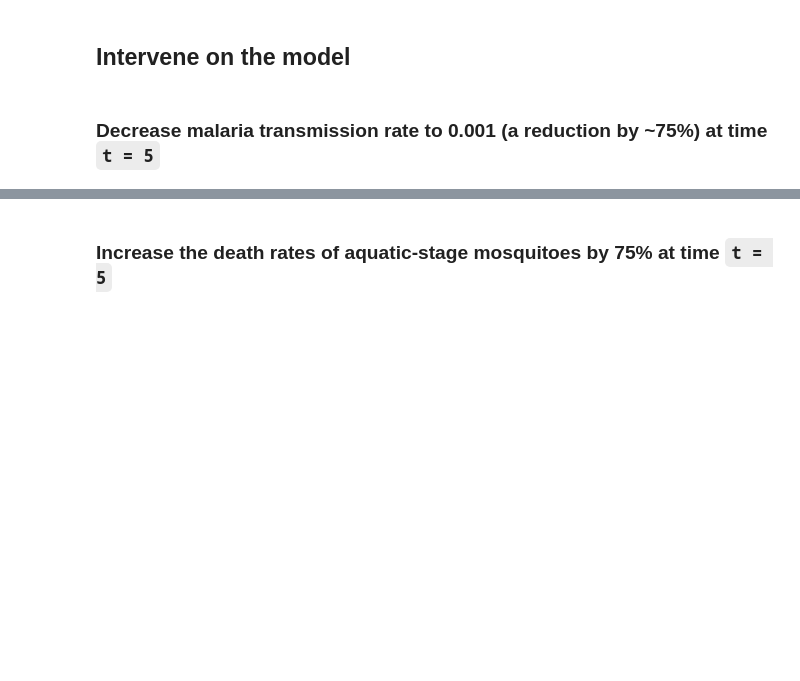
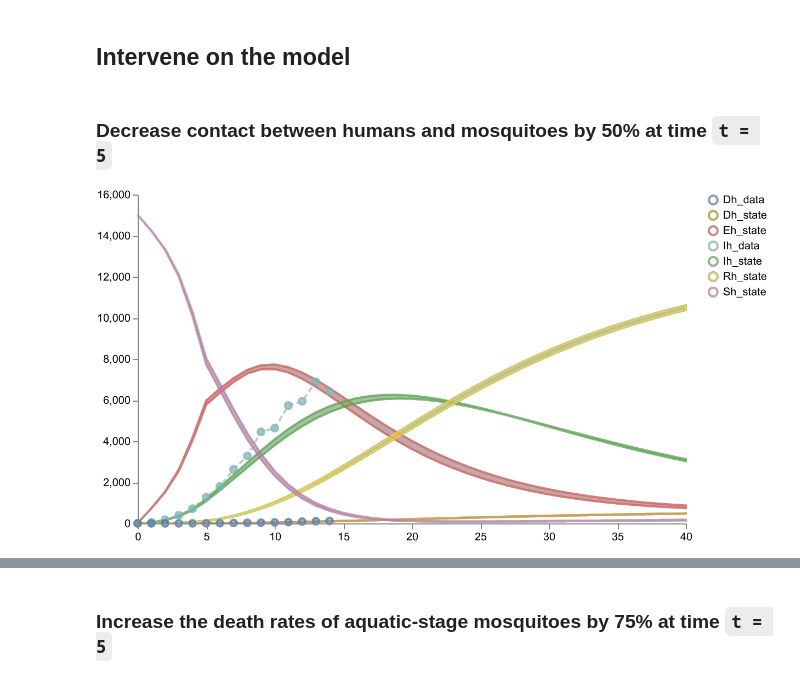
Before and after one commit to sabinala/pyciemss, a Jupyter notebook: docs/source/Malaria-model.ipynb, the cells around one changed output, grey strips where cells are left out. Cells and saved outputs as stored; diff of their text form; code cells hidden in the pictures; blank space fills up the shorter version.

```diff
--- a/docs/source/Malaria-model.ipynb
+++ b/docs/source/Malaria-model.ipynb
@@ -633,23 +610,25 @@ plt.show()
 # %% [markdown]
 ## Intervene on the model
 # %% [markdown]
-### Decrease malaria transmission rate to 0.001 (a reduction by ~75%) at time `t = 5`
+### Decrease contact between humans and mosquitoes by 50% at time `t = 5`
 # %%
 intervened_sample_results1 = pyciemss.sample(
     model, end_time, logging_step_size, num_samples, start_time=start_time,
     inferred_parameters=parameter_estimates2,
-    static_parameter_interventions = {torch.tensor(5.0): {"beta": torch.tensor(0.001)}}
+    static_parameter_interventions = {torch.tensor(5.0): {"tr_mult": torch.tensor(0.5)}}
 )
 
 # Plot results for human states
 data_df = pd.read_csv(dataset2)
 schema = plots.trajectories(
     intervened_sample_results1["data"],
     keep=".*h_state",
     points=data_df.drop(columns=['Timestamp']).reset_index(drop=True)
 )
 plots.save_schema(schema, "_schema.json")
 plots.ipy_display(schema, dpi=150)
+# %% [output]
+[figure, added]
 # %%
 # Plot results for mosquito states
 schema = plots.trajectories(intervened_sample_results1["data"], keep=".*mosquitoes_observable_state")
```
Also changed, not shown: parts of 21 cells of this notebook, 6 other files.
